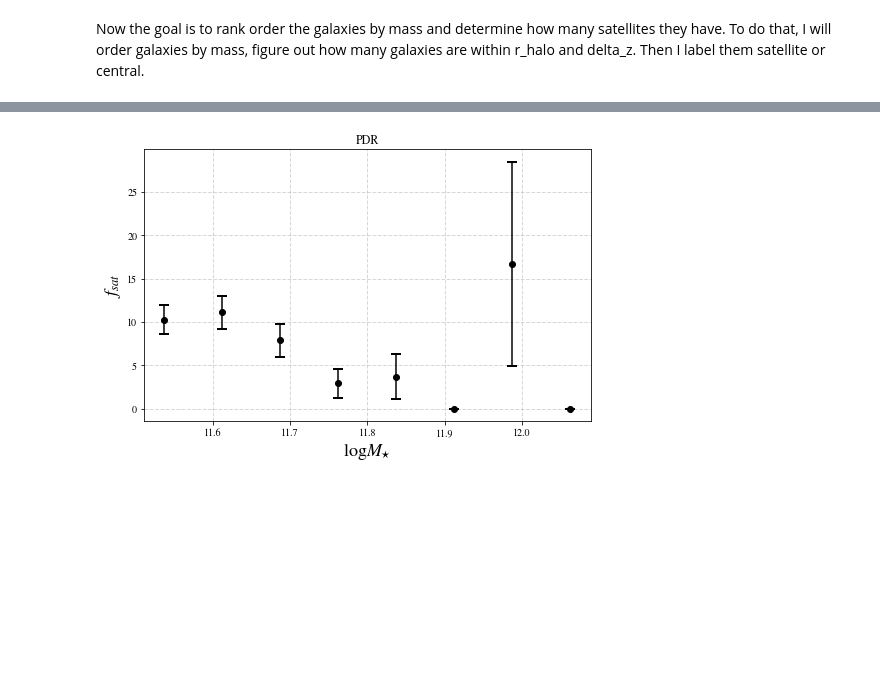
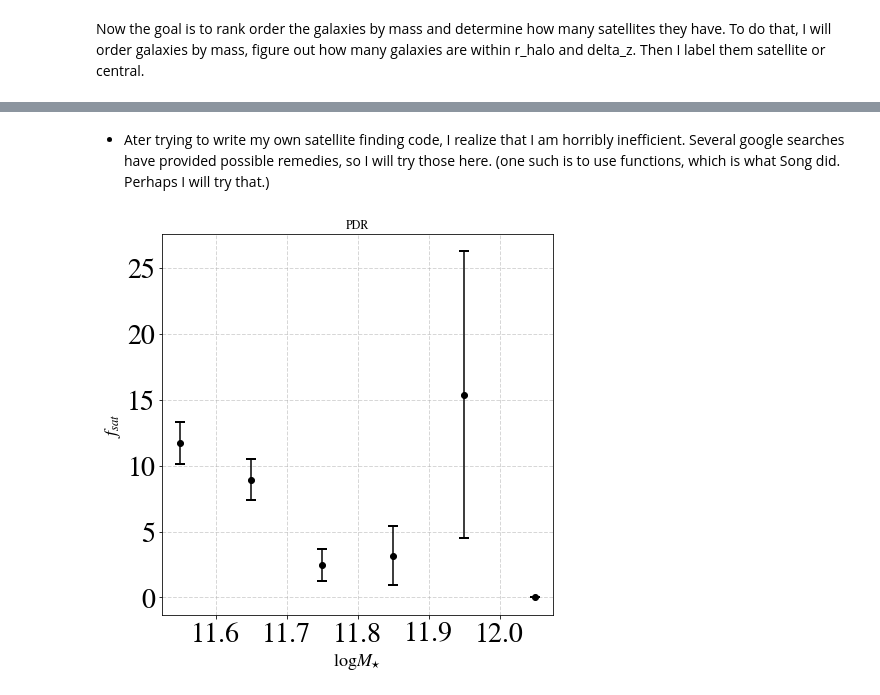
Before and after one commit to gsallabe/thesis_satellite_fraction, a Jupyter notebook: notebooks/catologue_redux.ipynb, the cells around one changed output, grey strips where cells are left out. Saved outputs shown, nothing was run; the diff lists cells and outputs as text; code cells hidden in the pictures; blank space fills up the shorter version.

```diff
--- a/notebooks/catologue_redux.ipynb
+++ b/notebooks/catologue_redux.ipynb
@@ -224,7 +227,7 @@ hm_dec = np.array(hm_dec)
 hm_logmh_host = np.array(hm_logmh_host)
 hm_z_best = np.array(hm_z_best)
 # Now to find r_halo
-hm_r_halo = mass_so.M_to_R((10**hm_logmh_host)*h , hm_z_best, 'vir')/h # kpc/h
+hm_r_halo = mass_so.M_to_R((10**hm_logmh_host)*h , hm_z_best, '200m')/h # kpc/h
 
 # Turn the physical radius into an angular size in degrees
 theta_per_kpc = FlatLambdaCDM(H0=70 , Om0= 0.3).arcsec_per_kpc_proper(hm_z_best)
@@ -325,3 +328,8 @@ hm_table['obj_id'] = hm_obj_id
 
 cat_table = vstack([g09h_table,g12h_table,g15h_table,hm_table])
 cat_table.sort('logm_max')
+cat_table.reverse()
+
+# Now i'm going to turn the object id column into an index column
+for i in range(len(cat_table['obj_id'])):
+    cat_table['obj_id'][i] = i
@@ -415,0 +356,2 @@ pdr_new, pdr_sat = find_satellite_catalog(cat_table)
+# %% [markdown]
+* Ater trying to write my own satellite finding code, I realize that I am horribly inefficient. Several google searches have provided possible remedies, so I will try those here. (one such is to use functions, which is what Song did. Perhaps I will try that.)
@@ -416,11 +401,20 @@ pdr_new, pdr_sat = find_satellite_catalog(cat_table)
+# %%
+# now I'm going to make new tables of centrals and satellites
+
+cen_table = Table(names = ('logm_max','ra','dec','z_best','logmh_host','r_halo_deg','obj_id','flag'))
+sat_table = Table(names = ('logm_max','ra','dec','z_best','logmh_host','r_halo_deg','obj_id','flag'))
+for i in range(len(cat_table['flag'])):
+    if cat_table['flag'][i] == 0:
+        cen_table.add_row(cat_table[i])
+    if cat_table['flag'][i] == 1:
+        sat_table.add_row(cat_table[i])
 # %%
-pdr_cen = pdr_new[~pdr_new['flag_satellite']]
 
-hist_cen, edges_cen = np.histogram(pdr_cen['logm_max'], range=(11.5, 12.10),
-                                   bins=8)
+hist_cen, edges_cen = np.histogram(cen_table['logm_max'], range=(11.5, 12.10),
+                                   bins=6)
 
-hist_sat, edges_sat = np.histogram(pdr_sat['logm_max'], range=(11.5, 12.10),
-                                   bins=8)
+hist_sat, edges_sat = np.histogram(sat_table['logm_max'], range=(11.5, 12.10),
+                                   bins=6)
 
 mass_center = (edges_cen[1:] + edges_cen[:-1]) / 2
 
@@ -428,22 +422,26 @@ frac_sat = (hist_sat / hist_cen) * 100.0
 
 frac_sat_err = (np.sqrt(hist_sat) / hist_cen) * 100.0
 # %%
-fig = plt.figure(figsize=(8,5))
+fig = plt.figure(figsize=(7,7))
 
 
 ax1 = fig.add_subplot(111)
 ax1.grid(linewidth=1, linestyle='--', alpha=0.5)
 
 ax1.errorbar(mass_center, frac_sat, yerr=frac_sat_err, fmt='o',
              capthick=2, capsize=5, color = 'k')
 
+for tick in ax1.xaxis.get_major_ticks():
+    tick.label.set_fontsize(28)
+for tick in ax1.yaxis.get_major_ticks():
+    tick.label.set_fontsize(28)
 
 ax1.set_xlabel(r'$ \log M_{\star}$', fontsize=18)
 ax1.set_ylabel(r'$ f_{sat}$', fontsize=18)
 ax1.set_title('PDR')
 plt.savefig('pdr_satellite_fraction.png', dpi = 1000)
 # %% [output]
-[figure, old version]
+[figure, new version]
 # %%
 model = data_pth + 'um_smdpl_model_logms_tot_11.4.fits'
 hdu1 = fits.open(model)
```
Also changed, not shown: parts of 15 cells of this notebook, 4 other files.
